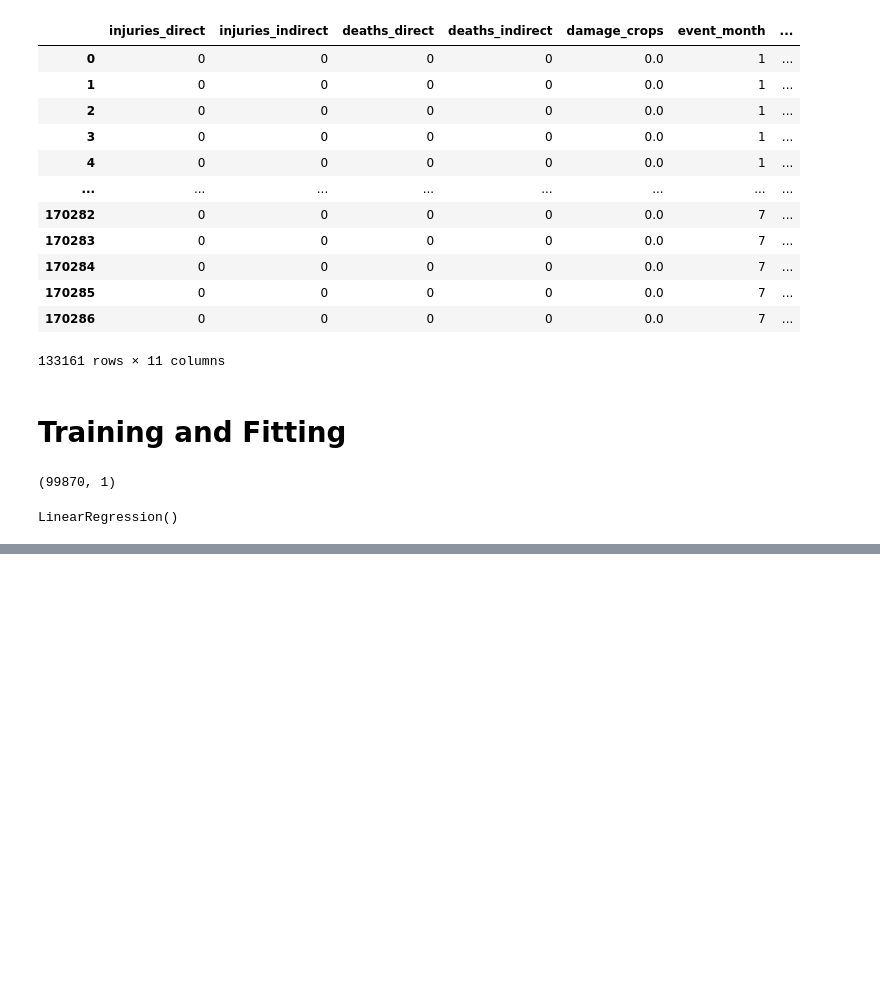
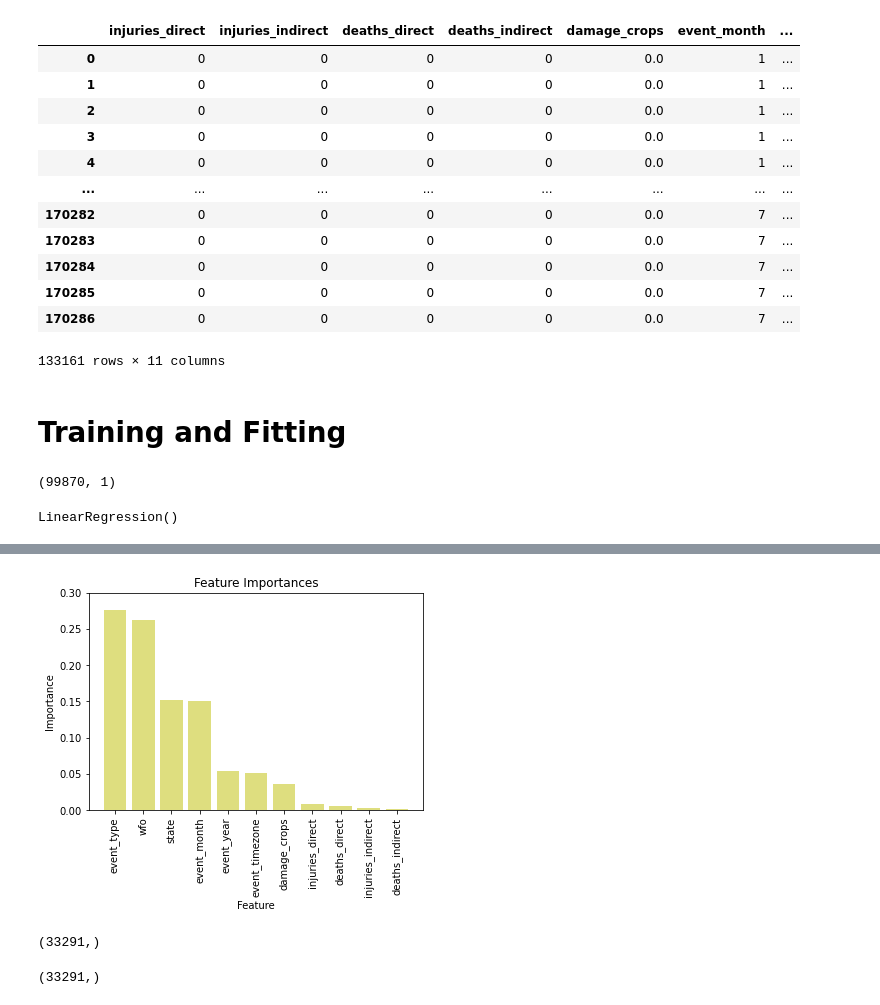
Before and after one commit to nfcresta/project-storm2.0, a Jupyter notebook: Project Storm 2.0.ipynb, the cells around one changed output, grey strips where cells are left out. Cells and saved outputs as stored; diff of their text form; code cells hidden in the pictures; blank space fills up the shorter version.

Commit message:
working on graphs

```diff
--- a/Project Storm 2.0.ipynb
+++ b/Project Storm 2.0.ipynb
@@ -232,2 +232,3 @@ ValueError: Classification metrics can't handle a mix of continuous and multicla
 # %%
-sorted(zip(rf.feature_importances_, X.columns), reverse=True)
+feature_importance = sorted(zip(rf.feature_importances_, X.columns), reverse=True)
+feature_importance
@@ -233,0 +247,12 @@ sorted(zip(rf.feature_importances_, X.columns), reverse=True)
+# %%
+features = []
+importances = []
+
+for element in feature_importance:
+    element_one = element[0]
+    element_two = element[1]
+    features.append(element_two)
+    importances.append(element_one)
+# %%
+FI_df = pd.DataFrame({'Feature': features, 'Importance': importances})
+FI_df
@@ -234,4 +272,25 @@ sorted(zip(rf.feature_importances_, X.columns), reverse=True)
+# %%
+import matplotlib.pyplot as plt
+plt.bar(FI_df['Feature'], FI_df['Importance'], color='y', alpha=0.5, align="center")
+plt.xticks(rotation='90')
+#Labels
+plt.xlabel("Feature")
+plt.ylabel("Importance")
+plt.title("Feature Importances")
+#plt.grid(axis="y")
+plt.ylim(0,0.3)
+#Show our Bar Graph
+plt.show()
+# %% [output]
+[figure, added]
 # %%
 # make predictions
 predictions = rf.predict(X_test)
-predictions
+predictions.shape
+# %% [output]
+(33291,)
+# %%
+y_test_shaped = y_test.reshape(-1,)
+y_test_shaped.shape
+# %% [output]
+(33291,)
```
Also changed, not shown: parts of 8 cells of this notebook.
